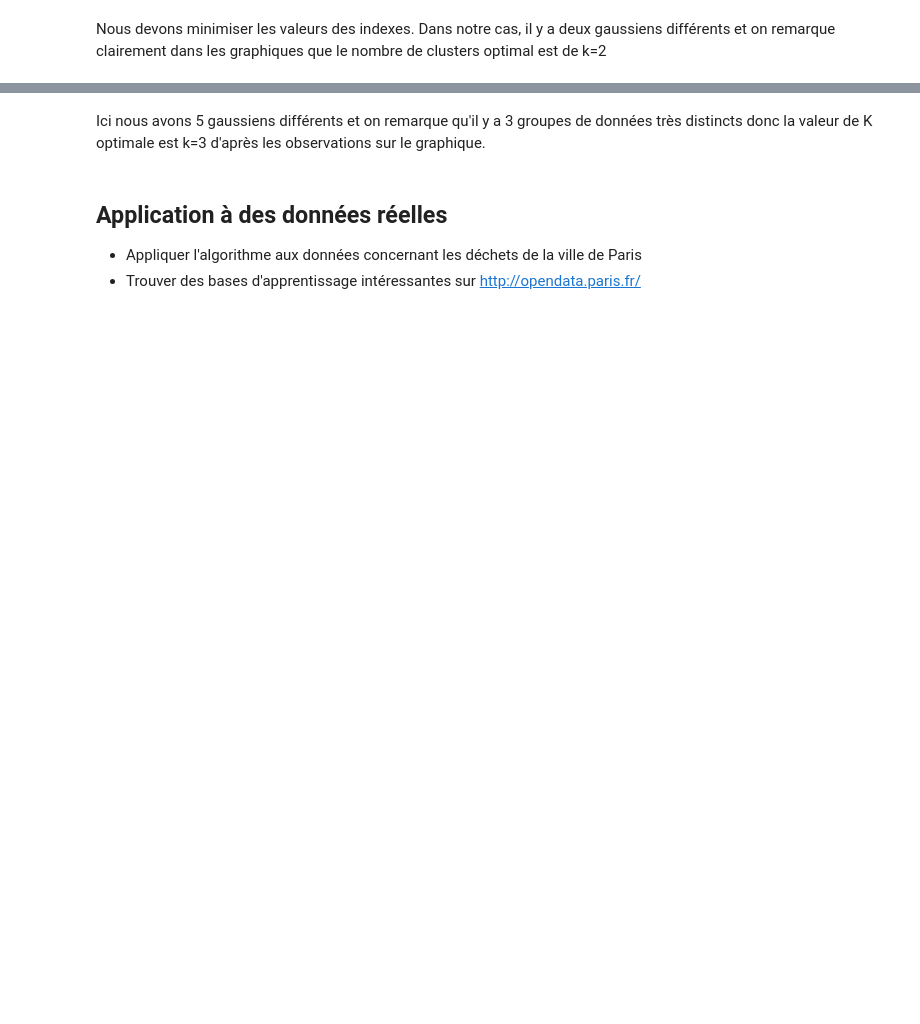
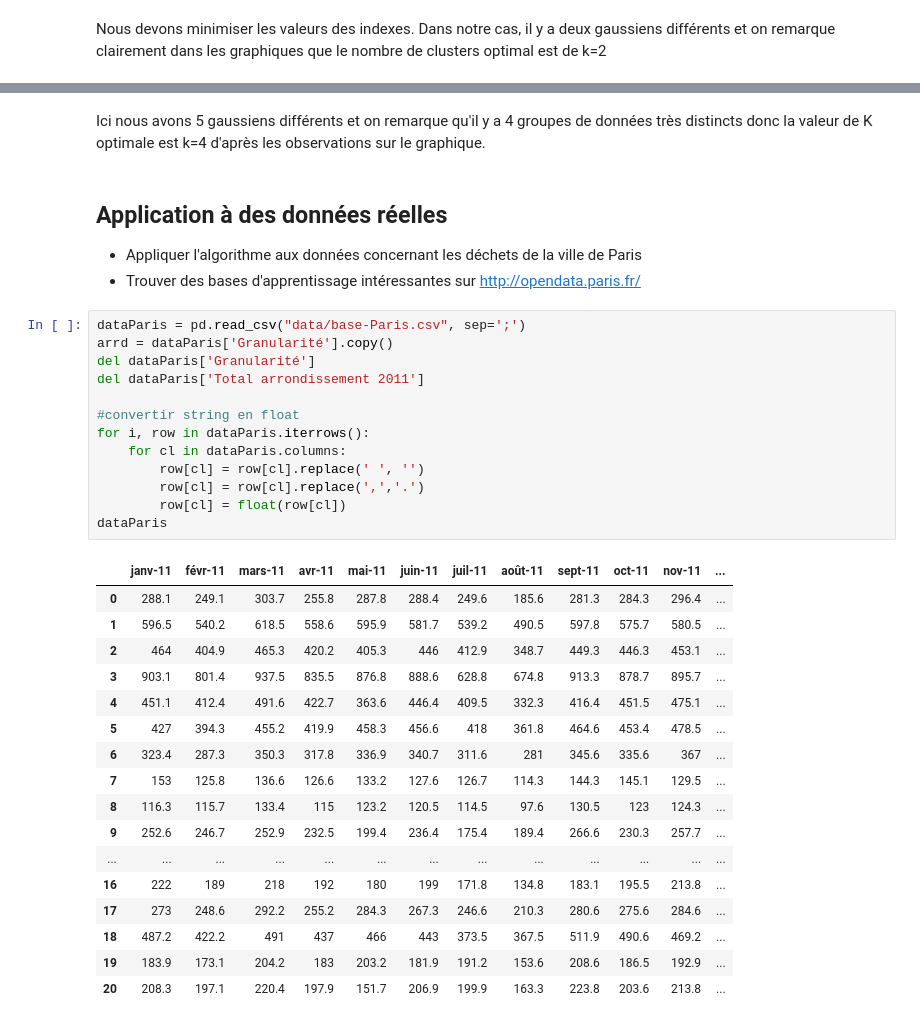
Before and after one commit to totogs/3I026, a Jupyter notebook: tme9/TD-TME09.ipynb, the cells around one changed output, grey strips where cells are left out. Drawn from its saved outputs; the diff is of its cells as text; blank space fills up the shorter version.

```diff
--- a/tme9/TD-TME09.ipynb
+++ b/tme9/TD-TME09.ipynb
@@ -445,7 +447,38 @@ plt.title("Valeur de l'index Xie-Beni en fonction de K")
 # %% [markdown]
-Ici nous avons 5 gaussiens différents et on remarque qu'il y a 3 groupes de données très distincts donc la valeur de K optimale est k=3 d'après les observations sur le graphique.
+Ici nous avons 5 gaussiens différents et on remarque qu'il y a 4 groupes de données très distincts donc la valeur de K optimale est k=4 d'après les observations sur le graphique.
 # %% [markdown]
 ## Application à des données réelles
 
 - Appliquer l'algorithme aux données concernant les déchets de la ville de Paris
 - Trouver des bases d'apprentissage intéressantes sur http://opendata.paris.fr/
+# %%
+dataParis = pd.read_csv("data/base-Paris.csv", sep=';')
+arrd = dataParis['Granularité'].copy()
+del dataParis['Granularité']
+del dataParis['Total arrondissement 2011']
+
+#convertir string en float
+for i, row in dataParis.iterrows():
+    for cl in dataParis.columns:
+        row[cl] = row[cl].replace(' ', '')
+        row[cl] = row[cl].replace(',','.')
+        row[cl] = float(row[cl])
+dataParis
+# %% [output]
+|  | janv-11 | févr-11 | mars-11 | avr-11 | mai-11 | juin-11 | juil-11 | août-11 | sept-11 | oct-11 | nov-11 | ... |
+| 0 | 288.1 | 249.1 | 303.7 | 255.8 | 287.8 | 288.4 | 249.6 | 185.6 | 281.3 | 284.3 | 296.4 | ... |
+| 1 | 596.5 | 540.2 | 618.5 | 558.6 | 595.9 | 581.7 | 539.2 | 490.5 | 597.8 | 575.7 | 580.5 | ... |
+| 2 | 464 | 404.9 | 465.3 | 420.2 | 405.3 | 446 | 412.9 | 348.7 | 449.3 | 446.3 | 453.1 | ... |
+| 3 | 903.1 | 801.4 | 937.5 | 835.5 | 876.8 | 888.6 | 628.8 | 674.8 | 913.3 | 878.7 | 895.7 | ... |
+| 4 | 451.1 | 412.4 | 491.6 | 422.7 | 363.6 | 446.4 | 409.5 | 332.3 | 416.4 | 451.5 | 475.1 | ... |
+| 5 | 427 | 394.3 | 455.2 | 419.9 | 458.3 | 456.6 | 418 | 361.8 | 464.6 | 453.4 | 478.5 | ... |
+| 6 | 323.4 | 287.3 | 350.3 | 317.8 | 336.9 | 340.7 | 311.6 | 281 | 345.6 | 335.6 | 367 | ... |
+| 7 | 153 | 125.8 | 136.6 | 126.6 | 133.2 | 127.6 | 126.7 | 114.3 | 144.3 | 145.1 | 129.5 | ... |
+| 8 | 116.3 | 115.7 | 133.4 | 115 | 123.2 | 120.5 | 114.5 | 97.6 | 130.5 | 123 | 124.3 | ... |
+| 9 | 252.6 | 246.7 | 252.9 | 232.5 | 199.4 | 236.4 | 175.4 | 189.4 | 266.6 | 230.3 | 257.7 | ... |
+| ... | ... | ... | ... | ... | ... | ... | ... | ... | ... | ... | ... | ... |
+| 16 | 222 | 189 | 218 | 192 | 180 | 199 | 171.8 | 134.8 | 183.1 | 195.5 | 213.8 | ... |
+| 17 | 273 | 248.6 | 292.2 | 255.2 | 284.3 | 267.3 | 246.6 | 210.3 | 280.6 | 275.6 | 284.6 | ... |
+| 18 | 487.2 | 422.2 | 491 | 437 | 466 | 443 | 373.5 | 367.5 | 511.9 | 490.6 | 469.2 | ... |
+| 19 | 183.9 | 173.1 | 204.2 | 183 | 203.2 | 181.9 | 191.2 | 153.6 | 208.6 | 186.5 | 192.9 | ... |
+| 20 | 208.3 | 197.1 | 220.4 | 197.9 | 151.7 | 206.9 | 199.9 | 163.3 | 223.8 | 203.6 | 213.8 | ... |
```
Also changed, not shown: parts of 24 cells of this notebook, 3 other files.
